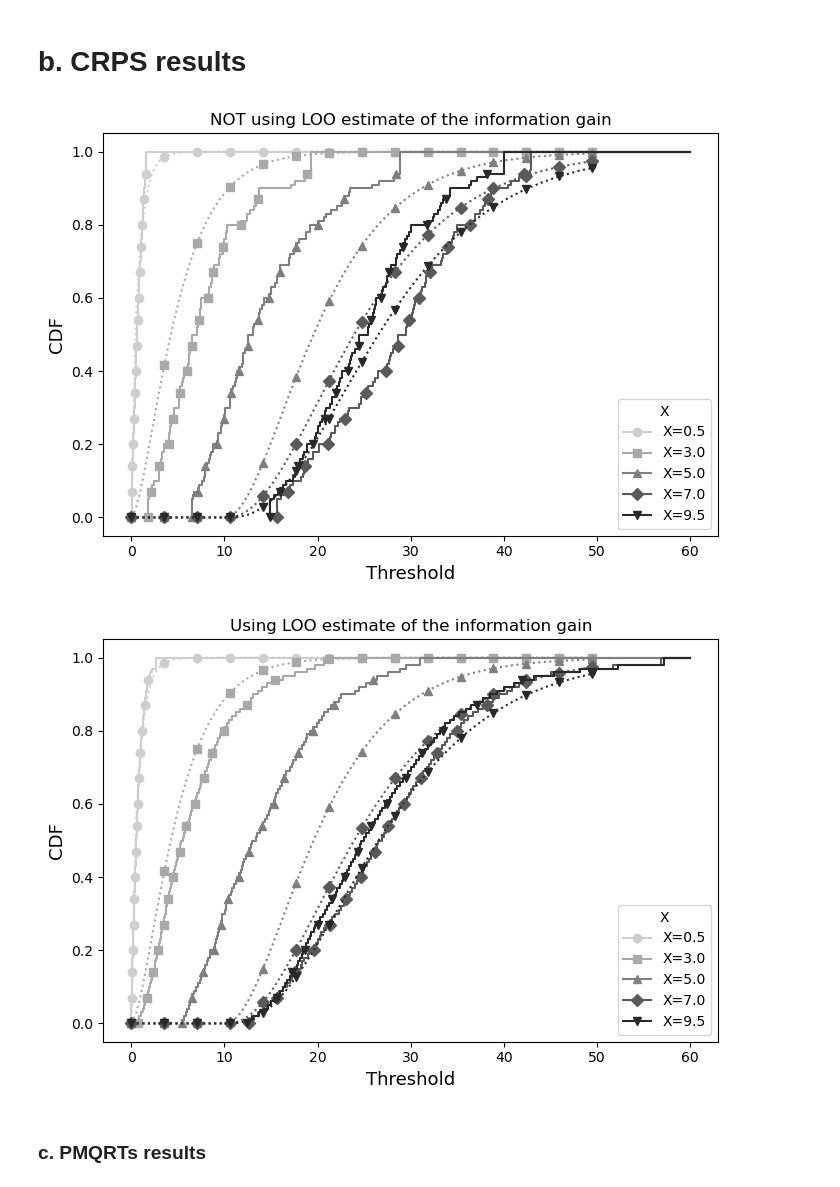
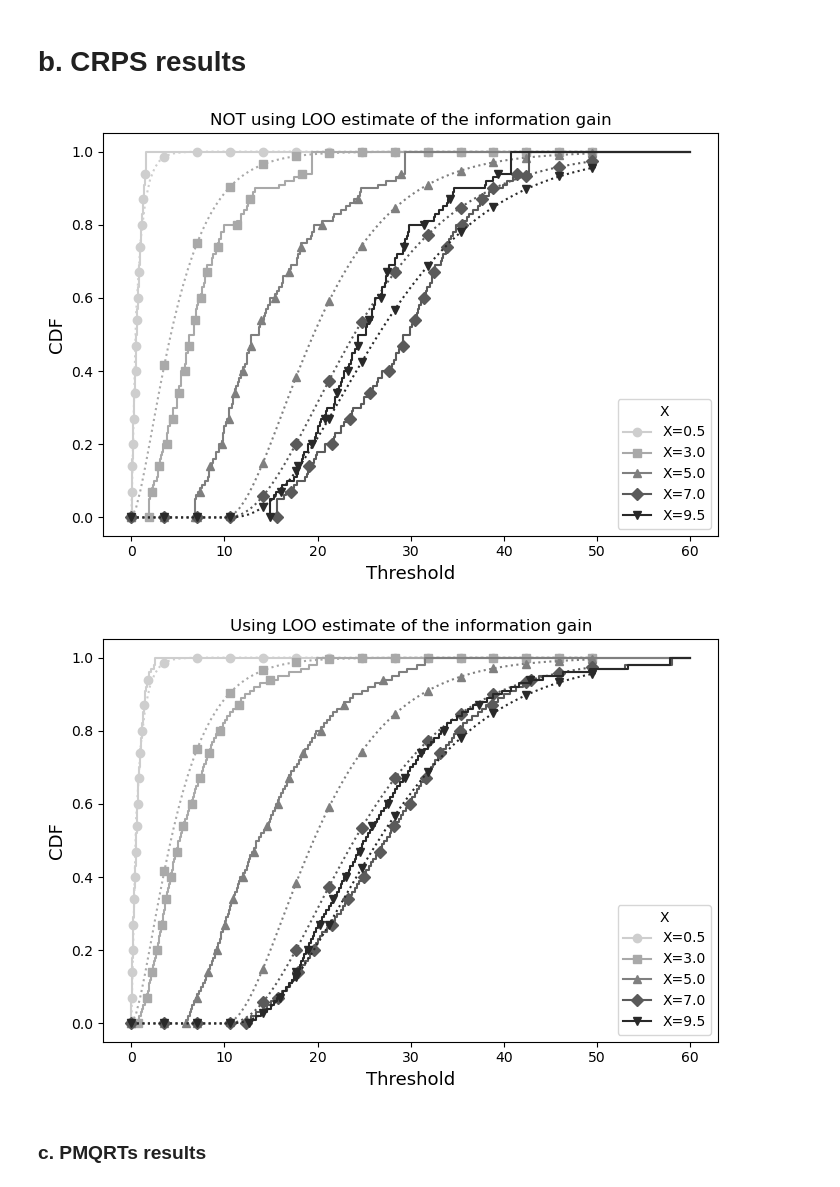
Before and after one commit to quentin-duchemin/DisTreebution, a Jupyter notebook: docs/source/tutorials/notebooks/paper_res_LOO.ipynb, the cells around one changed output. Saved outputs shown, nothing was run; the diff lists cells and outputs as text; code cells hidden in the pictures.

```diff
--- a/docs/source/tutorials/notebooks/paper_res_LOO.ipynb
+++ b/docs/source/tutorials/notebooks/paper_res_LOO.ipynb
@@ -70,7 +70,11 @@ markers = ['o', 's', '^', 'D', 'v']  # distinct markers for each x_test
 styles = ['-', '--', ':', '-.', (0, (3, 10, 1, 10))]
 
 for use_LOO in [False, True]:
-    params = {'use_LOO':use_LOO, 'nTrees':100, 'max_depth':10, 'min_samples_split':10}
+    if not(use_LOO):
+        IG_mode = None
+    else:
+        IG_mode = "LOO"
+    params = {'IG_biais_correction':IG_mode, 'nTrees':100, 'max_depth':10, 'min_samples_split':10}
 
     model = UQ(type_tree='CRPS', type_conformal=None, params=params)
     treesCRPSRT, _ = model.train_trees(X.reshape(-1,1), y)
@@ -89,35 +93,35 @@ for use_LOO in [False, True]:
         for i_q, q in enumerate(ls_q[:-1]):
             ls_x += [resCRPSRT[i][i_q], resCRPSRT[i][i_q], resCRPSRT[i][i_q+1]]
             if i_q==0:
                 ls_y += [0, q, q]
             else:
                 ls_y += [ls_q[i_q-1], q, q]
         ls_x.append(resCRPSRT[i][len(ls_q)-1])
         ls_y.append(1)
         ls_x.append(60)
         ls_y.append(1)
 
         color = cmap(0.3 + 0.7 * i / x_test.shape[0])  # shades of gray
         plt.plot(ls_x, ls_y, color=color, linestyle='-', marker=markers[i % len(markers)],
                  markevery=20, markersize=6, label=f'X={x_i}')
 
         # Theoretical CDF as dotted line with same shade
         vals = np.linspace(0,50,100)
         plt.plot(vals, get_cdf(x_i, vals, mode=mode), color=color, marker=markers[i % len(markers)], markevery=7, linestyle=':')
 
     plt.legend(title='X', fontsize=10)
     plt.xlabel('Threshold', fontsize=13)
     plt.ylabel('CDF', fontsize=13)
 
     if use_LOO:
         plt.title('Using LOO estimate of the information gain')
     else:
         plt.title('NOT using LOO estimate of the information gain')
     plt.tight_layout()
     plt.show()
 # %% [output]
-[figure, old version]
+[figure, new version]
-[figure, old version]
+[figure, new version]
 # %% [markdown]
 ### c. PMQRTs results
 # %%
```
Also changed, not shown: parts of 6 cells of this notebook, 10 other files.
